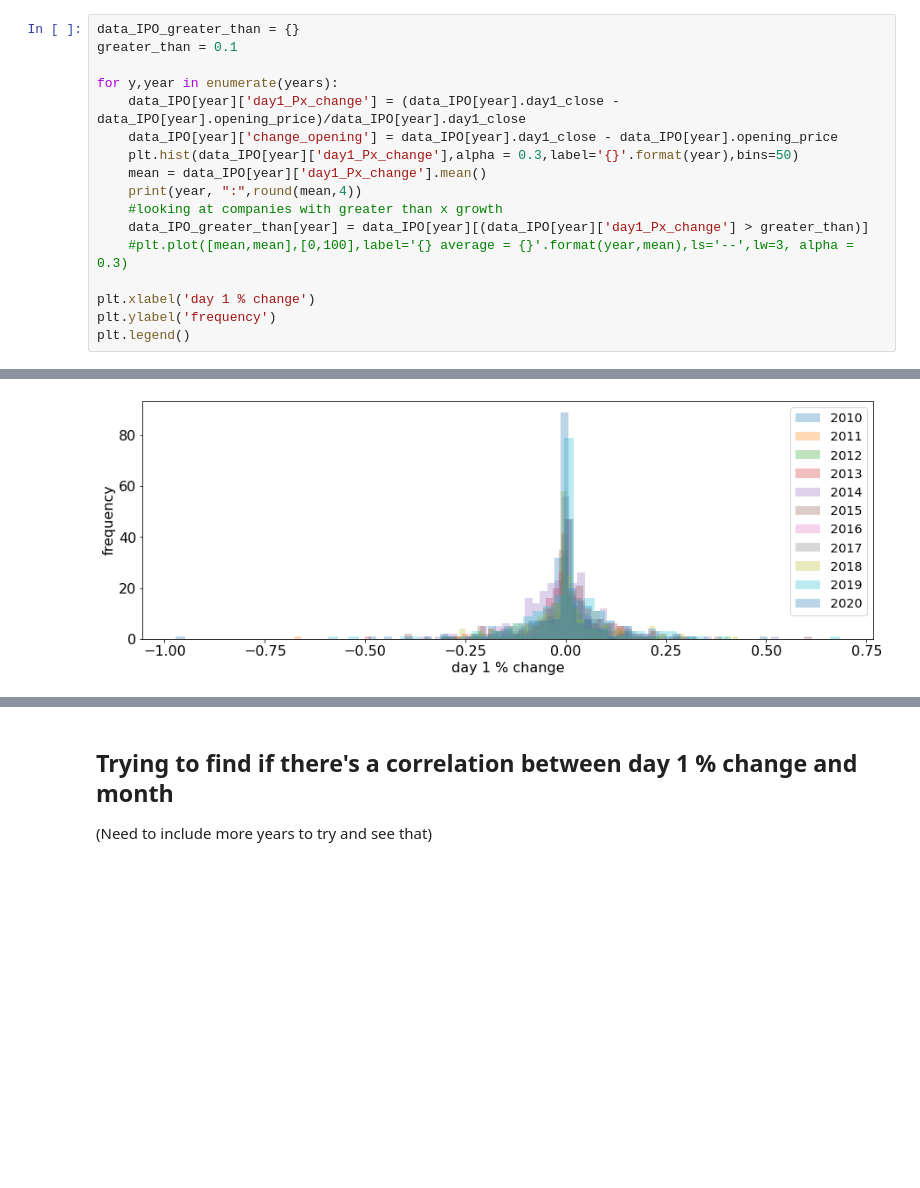
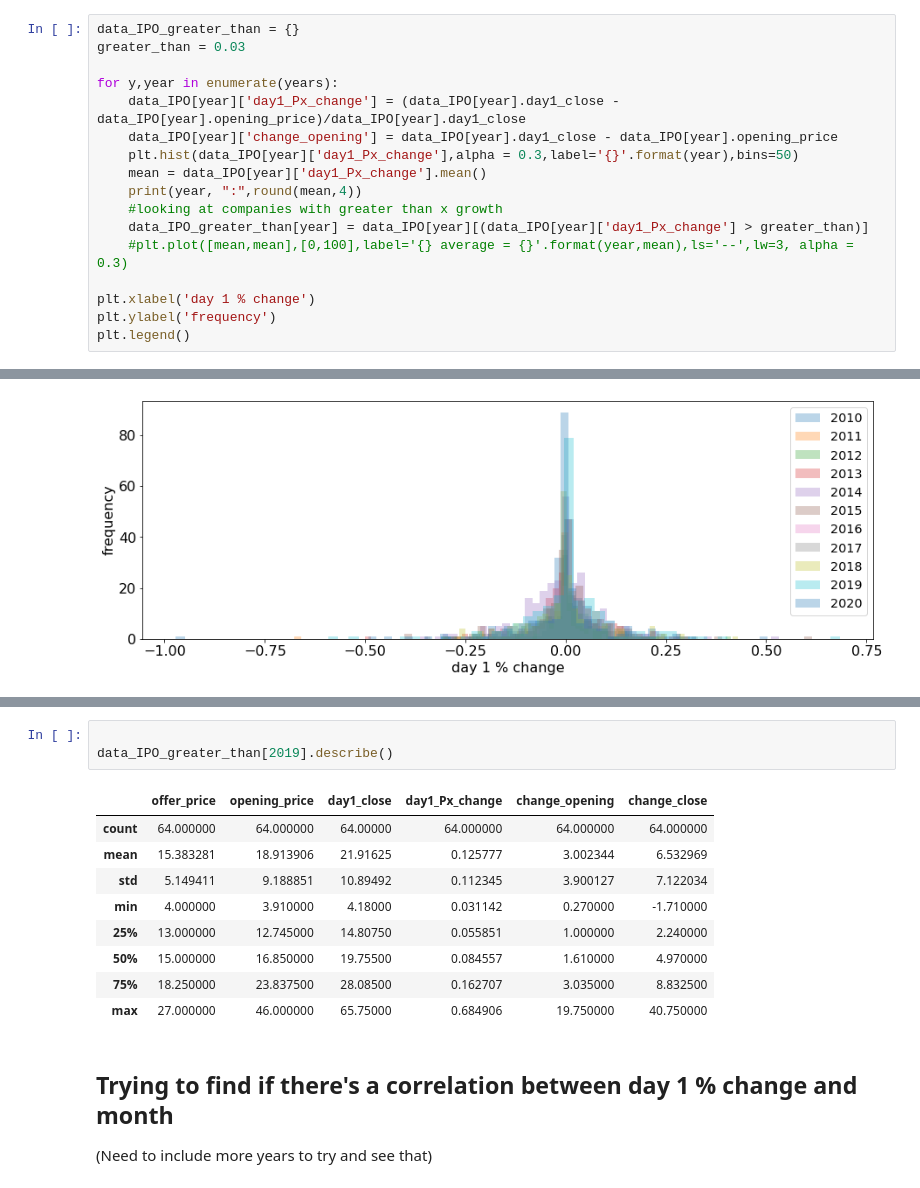
Before and after one commit to jleonmen5/ipo-data, a Jupyter notebook: IPO_data_analysis.ipynb, the cells around one changed output, grey strips where cells are left out. Cells and saved outputs as stored; diff of their text form; blank space fills up the shorter version.

```diff
--- a/IPO_data_analysis.ipynb
+++ b/IPO_data_analysis.ipynb
@@ -87,7 +87,7 @@ plt.show()
 ## Plotting the day 1 percent change for different years
 # %%
 data_IPO_greater_than = {}
-greater_than = 0.1
+greater_than = 0.03
 
 for y,year in enumerate(years):
     data_IPO[year]['day1_Px_change'] = (data_IPO[year].day1_close - data_IPO[year].opening_price)/data_IPO[year].day1_close
@@ -134,3 +119,16 @@ data_IPO_greater_than[2019].head(10)
+# %%
+
+data_IPO_greater_than[2019].describe()
+# %% [output]
+|  | offer_price | opening_price | day1_close | day1_Px_change | change_opening | change_close |
+| count | 64.000000 | 64.000000 | 64.00000 | 64.000000 | 64.000000 | 64.000000 |
+| mean | 15.383281 | 18.913906 | 21.91625 | 0.125777 | 3.002344 | 6.532969 |
+| std | 5.149411 | 9.188851 | 10.89492 | 0.112345 | 3.900127 | 7.122034 |
+| min | 4.000000 | 3.910000 | 4.18000 | 0.031142 | 0.270000 | -1.710000 |
+| 25% | 13.000000 | 12.745000 | 14.80750 | 0.055851 | 1.000000 | 2.240000 |
+| 50% | 15.000000 | 16.850000 | 19.75500 | 0.084557 | 1.610000 | 4.970000 |
+| 75% | 18.250000 | 23.837500 | 28.08500 | 0.162707 | 3.035000 | 8.832500 |
+| max | 27.000000 | 46.000000 | 65.75000 | 0.684906 | 19.750000 | 40.750000 |
 # %% [markdown]
 ## Trying to find if there's a correlation between day 1 % change and month
 (Need to include more years to try and see that)
```
Also changed, not shown: parts of 1 cell of this notebook.
